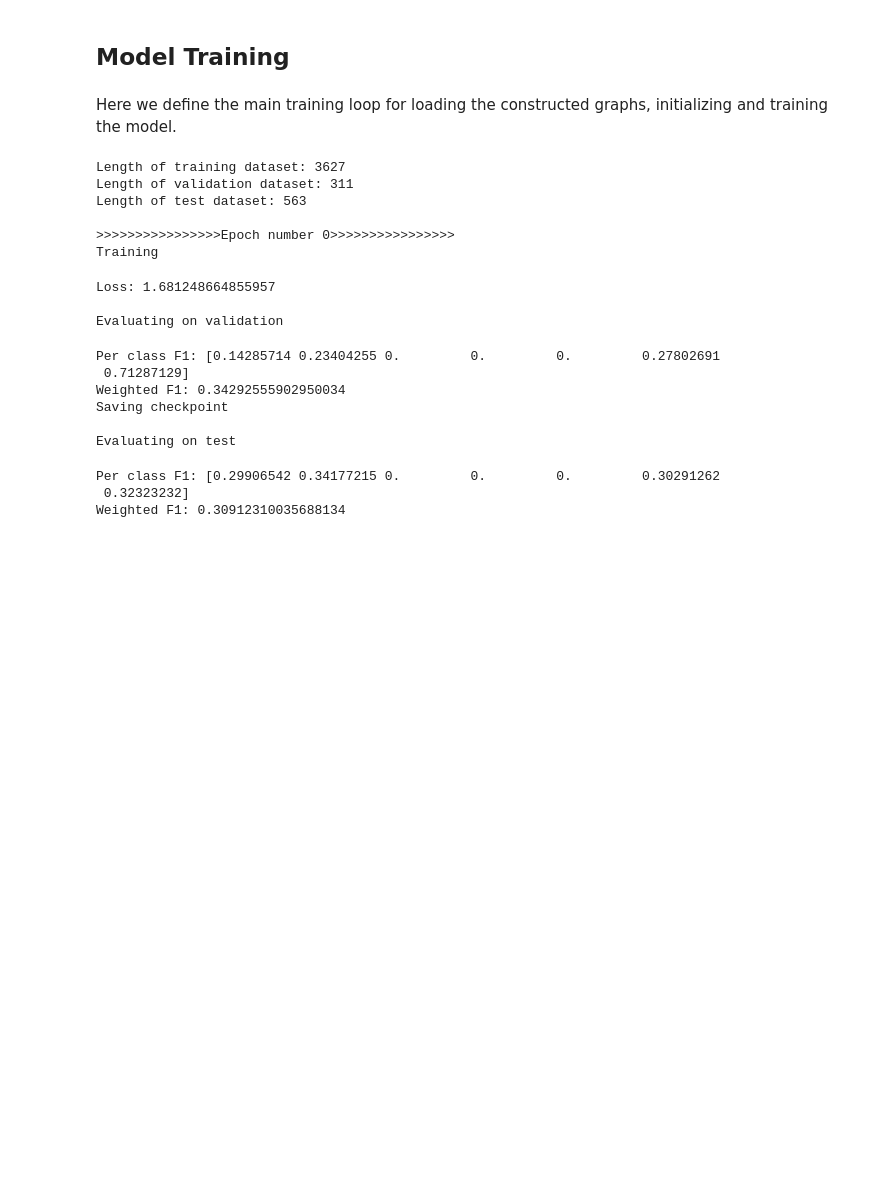
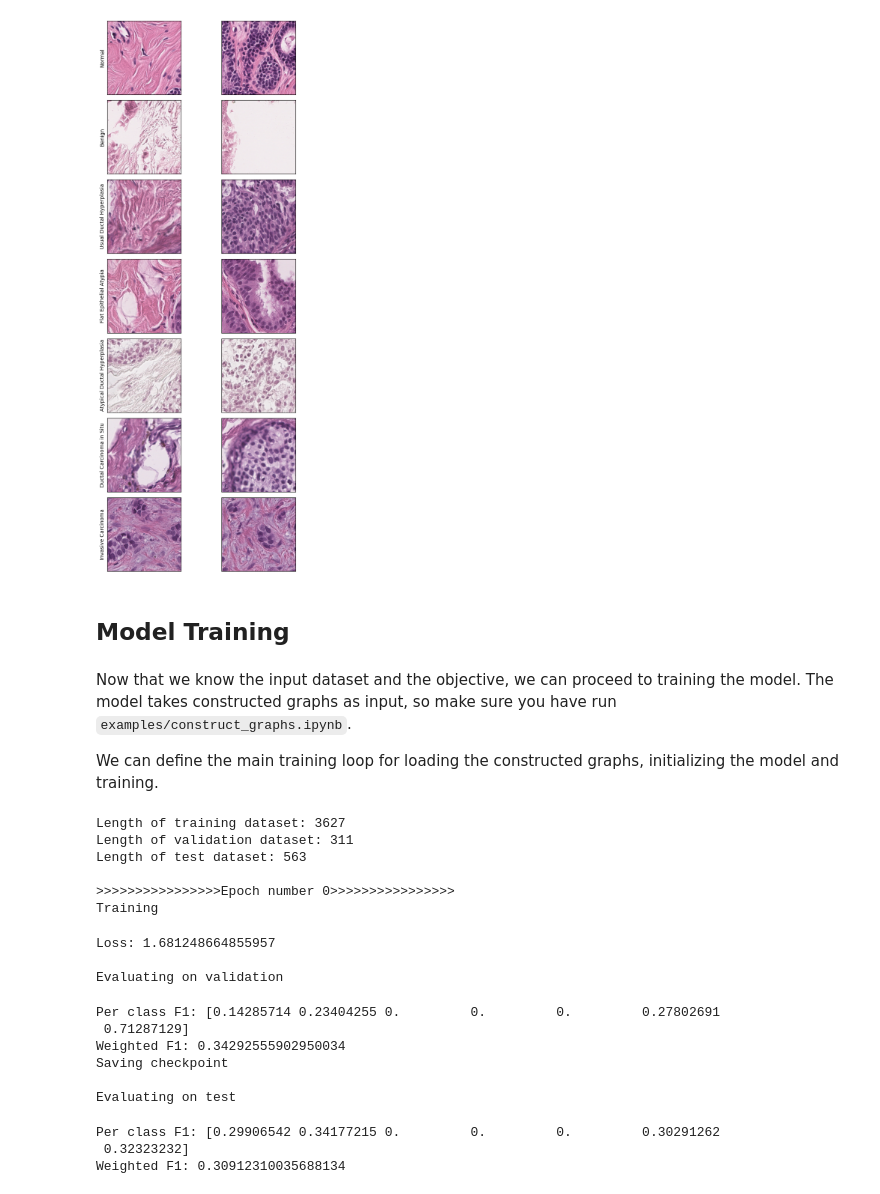
Before and after one commit to Dana-Farber-AIOS/pathml, a Jupyter notebook: examples/train_hactnet.ipynb, the cells around one changed output. Saved outputs shown, nothing was run; the diff lists cells and outputs as text; code cells hidden in the pictures; blank space fills up the shorter version.

Commit message:
Updated example notebooks and documentation order

```diff
--- a/examples/train_hactnet.ipynb
+++ b/examples/train_hactnet.ipynb
@@ -41,7 +52,43 @@ os.environ["LD_LIBRARY_PATH"] = (
+# %%
+# PATH to the train split of the BRACS dataset
+base_path = '../../data/BRACS_RoI/latest_version/train/'
+
+# We manually choose a random ROI to visualize along with information about its corresponding label
+image_info = [('0_N/BRACS_1231_N_27.png','Normal'),
+              ('1_PB/BRACS_1003671_PB_1.png', 'Benign'),
+              ('2_UDH/BRACS_1003707_UDH_1.png', 'Usual Ductal Hyperplasia'),
+              ('3_FEA/BRACS_1003693_FEA_1.png', 'Flat Epithelial Atypia'),
+              ('4_ADH/BRACS_1003728_ADH_1.png', 'Atypical Ductal Hyperplasia'),
+              ('5_DCIS/BRACS_1003697_DCIS_1.png', 'Ductal Carcinoma in Situ'),
+              ('6_IC/BRACS_1003699_IC_1.png', 'Invasive Carcinoma')]
+
+# Plot the figure
+fig, axarr = plt.subplots(nrows=7, ncols=2, figsize=(7.5, 15))
+
+for i, (image_path, label) in enumerate(image_info):
+    wsi = HESlide(base_path + image_path)
+    region1 = wsi.slide.extract_region(location=(0, 0), size=(500, 500))
+    region2 = wsi.slide.extract_region(location=(500, 500), size=(500, 500))
+
+    axarr[i,0].imshow(np.squeeze(region1))
+    axarr[i,1].imshow(np.squeeze(region2))
+
+    axarr[i,0].set_ylabel(label, fontsize=10)
+
+for a in axarr.ravel():
+    a.set_xticks([])
+    a.set_yticks([])
+
+plt.tight_layout()
+plt.show()
+# %% [output]
+[figure, added]
 # %% [markdown]
 ## Model Training
 # %% [markdown]
-Here we define the main training loop for loading the constructed graphs, initializing and training the model.
+Now that we know the input dataset and the objective, we can proceed to training the model. The model takes constructed graphs as input, so make sure you have run `examples/construct_graphs.ipynb`.
+
+We can define the main training loop for loading the constructed graphs, initializing the model and training.
 # %%
 def train_hactnet(
     train_dataset,
```
Also changed, not shown: parts of 10 cells of this notebook, 9 other files.
